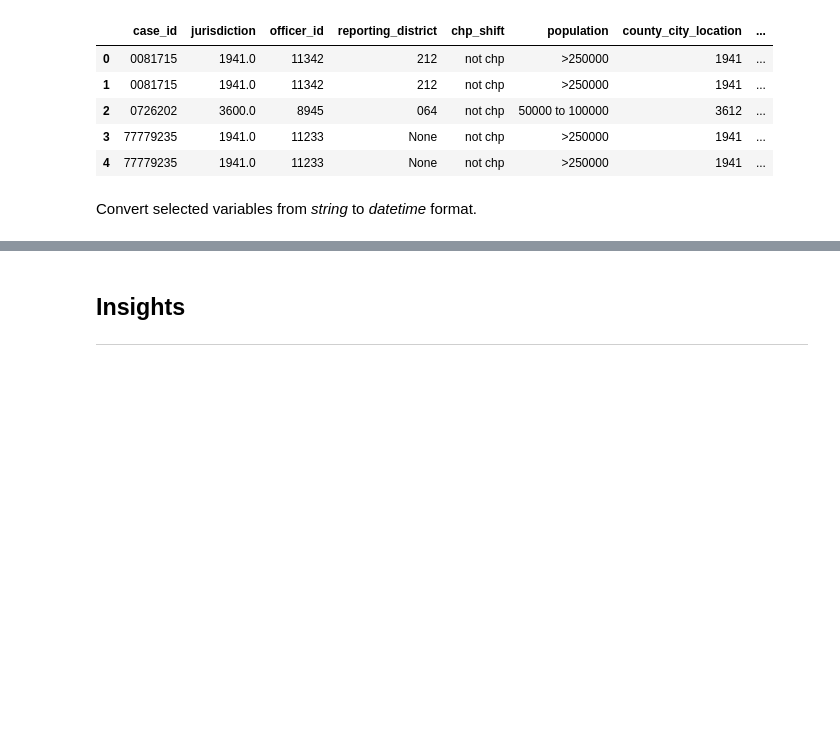
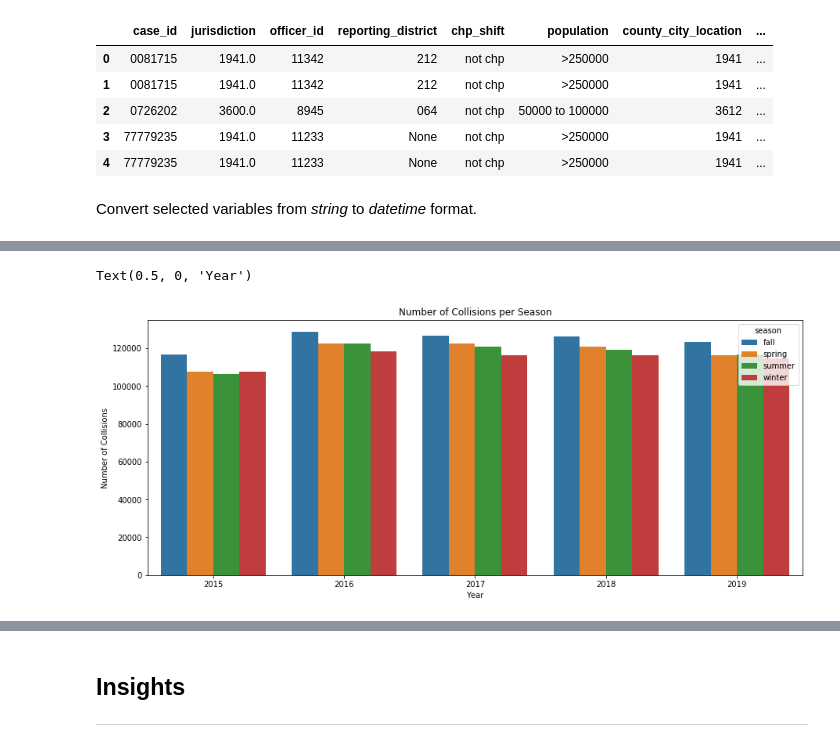
Before and after one commit to marknanquil/Python-codes, a Jupyter notebook: CA_traffic_collision_data_analysis.ipynb, the cells around one changed output, grey strips where cells are left out. Saved outputs shown, nothing was run; the diff lists cells and outputs as text; code cells hidden in the pictures; blank space fills up the shorter version.

```diff
--- a/CA_traffic_collision_data_analysis.ipynb
+++ b/CA_traffic_collision_data_analysis.ipynb
@@ -116,0 +167,28 @@ df_switrs['collision_time_minute'] = pd.to_datetime(df_switrs['collision_time'],
+# %%
+df_insight_weather_monthly = pd.DataFrame(df_weather.groupby(['collision_date_year','collision_date_month'])['case_id'].count())
+# %%
+df_insight_weather_monthly_idx = df_insight_weather_monthly.reset_index()
+# %%
+conditions = [
+    (df_insight_weather_monthly_idx['collision_date_month']  <= 2),
+    (df_insight_weather_monthly_idx['collision_date_month'] > 2) & (df_insight_weather_monthly_idx['collision_date_month'] <= 5),
+    (df_insight_weather_monthly_idx['collision_date_month'] > 5) & (df_insight_weather_monthly_idx['collision_date_month'] <= 8),
+    (df_insight_weather_monthly_idx['collision_date_month'] > 8) & (df_insight_weather_monthly_idx['collision_date_month'] <= 11),
+    (df_insight_weather_monthly_idx['collision_date_month'] == 12)]
+
+values = ['winter', 'spring', 'summer', 'fall', 'winter']
+
+df_insight_weather_monthly_idx['season'] = np.select(conditions, values)
+# %%
+df_insight_weather_season  = pd.DataFrame(df_insight_weather_monthly_idx.groupby(['collision_date_year','season'])['case_id'].sum())
+df_insight_weather_season1 = df_insight_weather_season.reset_index()
+df_insight_weather_season2 = df_insight_weather_season1[df_insight_weather_season1['collision_date_year']<=2019]
+# %%
+fig, ax = plt.subplots(figsize=(15,6))
+sns.barplot(x="collision_date_year", hue="season", y="case_id", data=df_insight_weather_season2)
+ax.set_title('Number of Collisions per Season')
+ax.set_ylabel('Number of Collisions')
+ax.set_xlabel('Year')
+# %% [output]
+Text(0.5, 0, 'Year')
+[figure, added]
```
Also changed, not shown: parts of 49 cells of this notebook.
